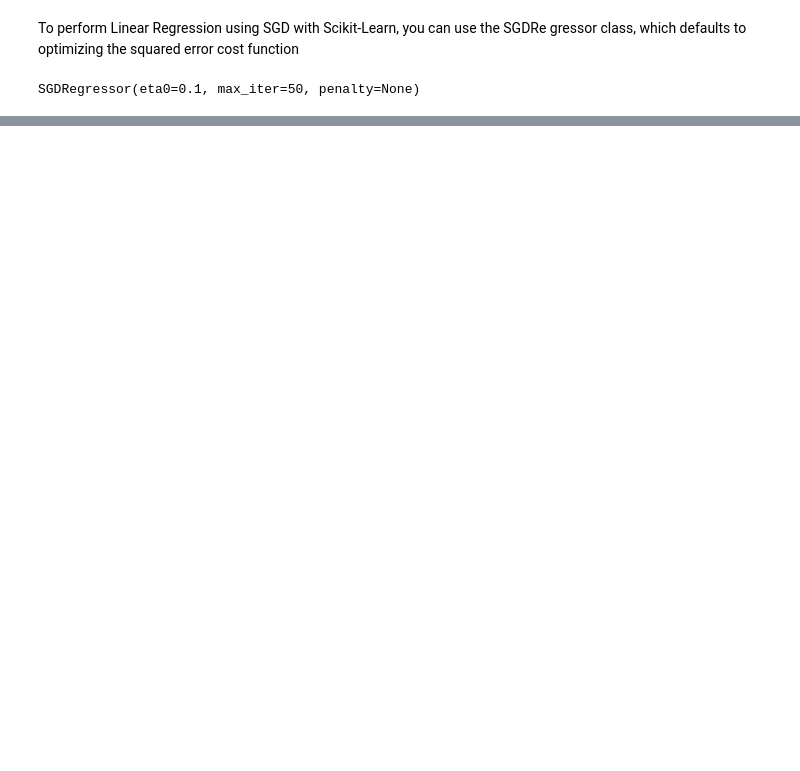
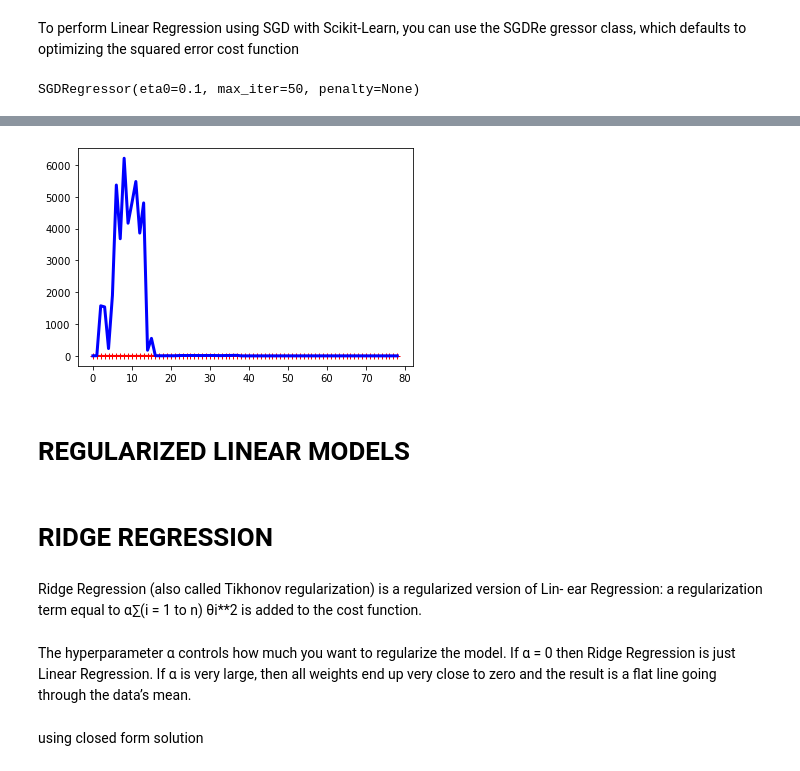
Before and after one commit to KabichNeu/Hands-on-Machine-Learning, a Jupyter notebook: Chapter-4(Training Model).ipynb, the cells around one changed output, grey strips where cells are left out. Drawn from its saved outputs; the diff is of its cells as text; code cells hidden in the pictures; blank space fills up the shorter version.

```diff
--- a/Chapter-4(Training Model).ipynb
+++ b/Chapter-4(Training Model).ipynb
@@ -113,0 +193,24 @@ sgd_reg.intercept_, sgd_reg.coef_
+# %%
+from sklearn.pipeline import Pipeline
+
+polynomial_regression = Pipeline((
+    ("poly_features", PolynomialFeatures(degree = 10, include_bias = False)),
+    ("sgd_reg", LinearRegression()),
+))
+
+plot_learning_curves(polynomial_regression, X, y)
+# %% [output]
+[figure, added]
+# %% [markdown]
+# REGULARIZED LINEAR MODELS
+# %% [markdown]
+# RIDGE REGRESSION
+# %% [markdown]
+Ridge Regression (also called Tikhonov regularization) is a regularized version of Lin‐
+ear Regression: a regularization term equal to α∑(i = 1 to n) θi**2 is added to the cost function.
+# %% [markdown]
+The hyperparameter α controls how much you want to regularize the model. If α = 0
+then Ridge Regression is just Linear Regression. If α is very large, then all weights end
+up very close to zero and the result is a flat line going through the data’s mean.
+# %% [markdown]
+using closed form solution
```
Also changed, not shown: parts of 34 cells of this notebook.
